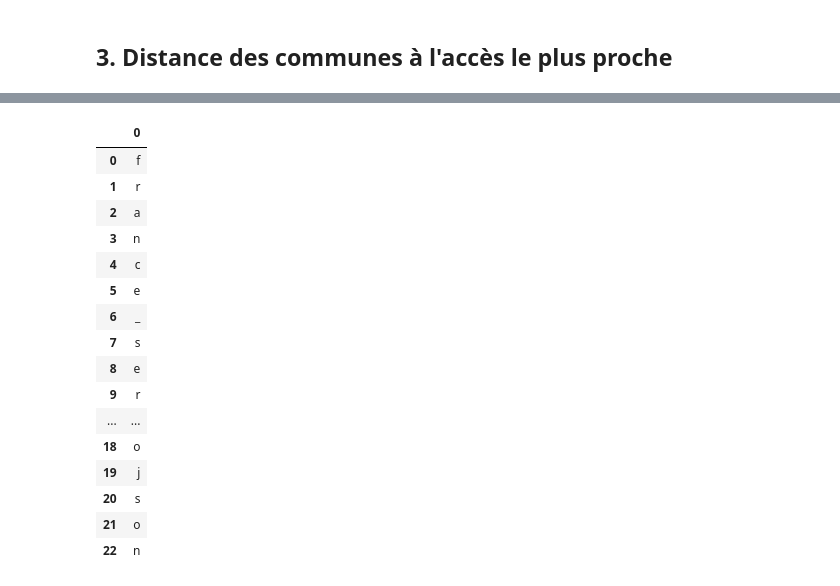
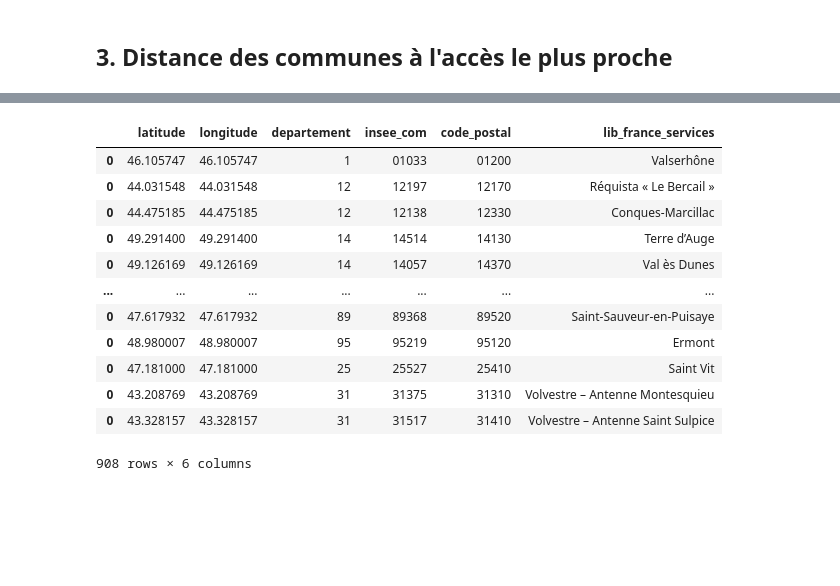
Before and after one commit to dataforgoodfr/batch8_mednum, a Jupyter notebook: notebooks/acces_information.ipynb, the cells around one changed output, grey strips where cells are left out. Drawn from its saved outputs; the diff is of its cells as text; code cells hidden in the pictures; blank space fills up the shorter version.

```diff
--- a/notebooks/acces_information.ipynb
+++ b/notebooks/acces_information.ipynb
@@ -222,4 +206,6 @@ adc.json  France-services/  france_services.geojson  sample_data/
 # %%
 import pandas as pd
+import json
 
-fs = pd.read_json('france_services.geojson')
+with open("france_services.geojson", "r") as read_file:
+    fs = json.load(read_file)
@@ -228,20 +212,29 @@ pd.read_json?
-# %%
-fs
-# %% [output]
-|  | 0 |
-| 0 | f |
-| 1 | r |
-| 2 | a |
-| 3 | n |
-| 4 | c |
-| 5 | e |
-| 6 | _ |
-| 7 | s |
-| 8 | e |
-| 9 | r |
-| ... | ... |
-| 18 | o |
-| 19 | j |
-| 20 | s |
-| 21 | o |
-| 22 | n |
+# %%
+data = pd.DataFrame()
+for n, temp in enumerate(fs['features']):
+
+    df_temp = pd.DataFrame.from_records([{'latitude': temp['properties']['LATITUDE'],
+                            'longitude': temp['properties']['LATITUDE'],
+                            'departement': temp['properties']['DEPARTEMENT'],
+                            'insee_com': temp['properties']['insee_com'],
+                            'code_postal': temp['properties']['code_postal'],
+                            'lib_france_services': temp['properties']['lib_france_services']
+                            }])
+
+    data = pd.concat([data, df_temp], axis=0)
+# %%
+data
+# %% [output]
+|  | latitude | longitude | departement | insee_com | code_postal | lib_france_services |
+| 0 | 46.105747 | 46.105747 | 1 | 01033 | 01200 | Valserhône |
+| 0 | 44.031548 | 44.031548 | 12 | 12197 | 12170 | Réquista « Le Bercail » |
+| 0 | 44.475185 | 44.475185 | 12 | 12138 | 12330 | Conques-Marcillac |
+| 0 | 49.291400 | 49.291400 | 14 | 14514 | 14130 | Terre d’Auge |
+| 0 | 49.126169 | 49.126169 | 14 | 14057 | 14370 | Val ès Dunes |
+| ... | ... | ... | ... | ... | ... | ... |
+| 0 | 47.617932 | 47.617932 | 89 | 89368 | 89520 | Saint-Sauveur-en-Puisaye |
+| 0 | 48.980007 | 48.980007 | 95 | 95219 | 95120 | Ermont |
+| 0 | 47.181000 | 47.181000 | 25 | 25527 | 25410 | Saint Vit |
+| 0 | 43.208769 | 43.208769 | 31 | 31375 | 31310 | Volvestre – Antenne Montesquieu |
+| 0 | 43.328157 | 43.328157 | 31 | 31517 | 31410 | Volvestre – Antenne Saint Sulpice |
+908 rows × 6 columns
```
Also changed, not shown: parts of 12 cells of this notebook.
